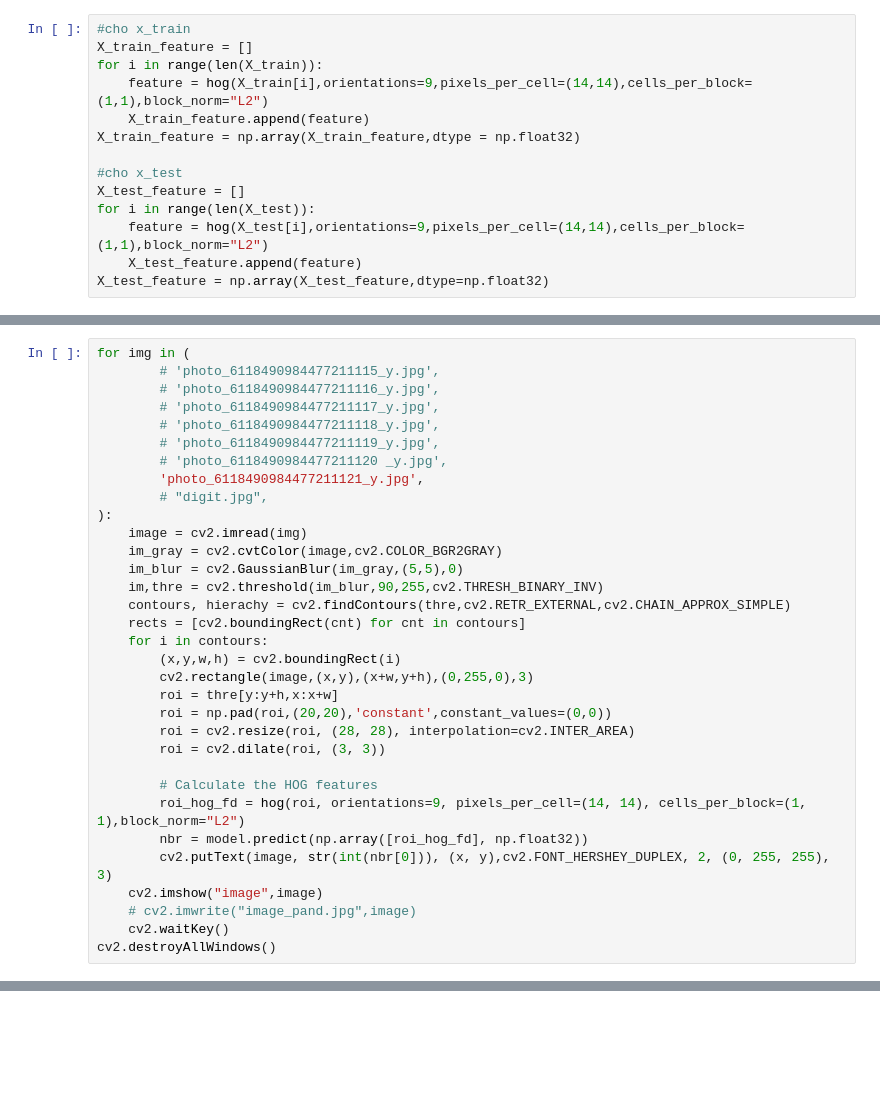
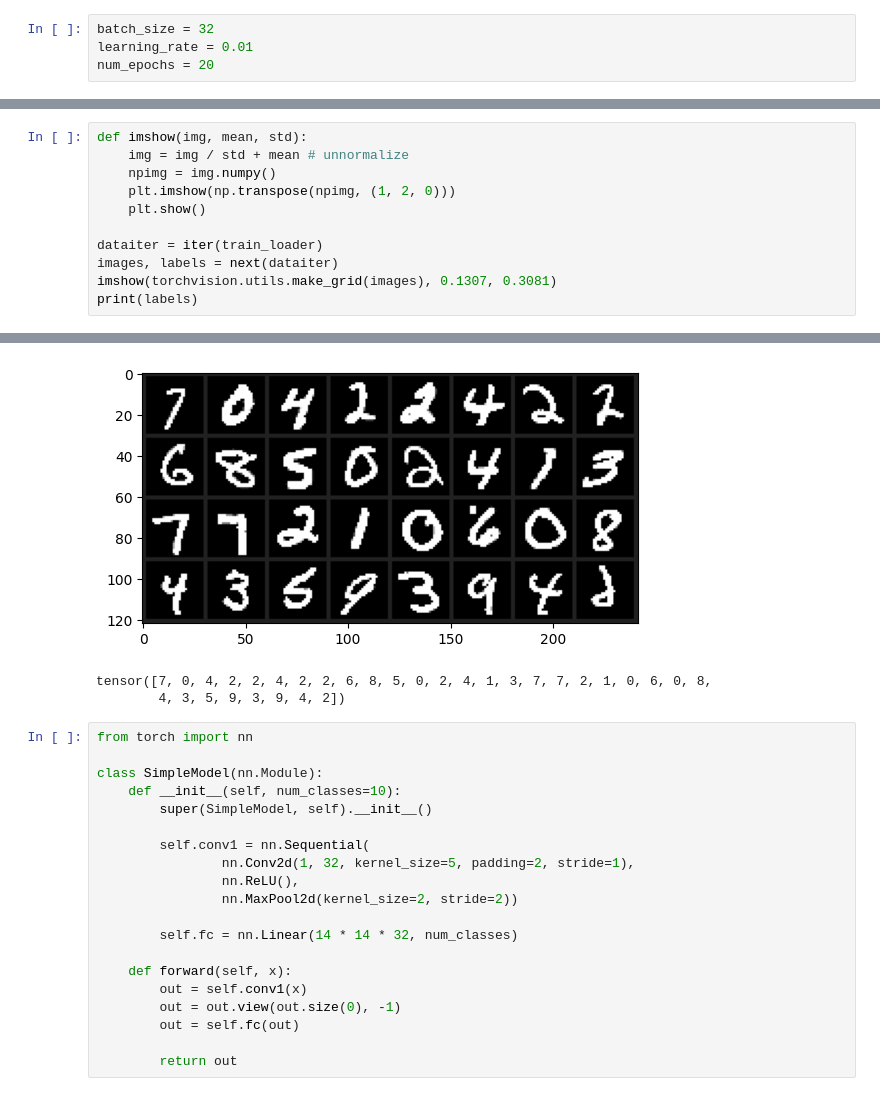
Before and after one commit to nguyenlamvu123/detect_handwritting_number, a Jupyter notebook: studyiiiiiiiiing.ipynb, the cells around one changed output, grey strips where cells are left out. Cells and saved outputs as stored; diff of their text form; blank space fills up the shorter version.

```diff
--- a/studyiiiiiiiiing.ipynb
+++ b/studyiiiiiiiiing.ipynb
@@ -14,15 +10,5 @@ To enable the following instructions: AVX2 FMA, in other operations, rebuild Ten
 # %%
-#cho x_train
-X_train_feature = []
-for i in range(len(X_train)):
-    feature = hog(X_train[i],orientations=9,pixels_per_cell=(14,14),cells_per_block=(1,1),block_norm="L2")
-    X_train_feature.append(feature)
-X_train_feature = np.array(X_train_feature,dtype = np.float32)
-
-#cho x_test
-X_test_feature = []
-for i in range(len(X_test)):
-    feature = hog(X_test[i],orientations=9,pixels_per_cell=(14,14),cells_per_block=(1,1),block_norm="L2")
-    X_test_feature.append(feature)
-X_test_feature = np.array(X_test_feature,dtype=np.float32)
+batch_size = 32
+learning_rate = 0.01
+num_epochs = 20
 # %%
@@ -35,34 +53,12 @@ print(accuracy_score(y_test,y_pre))
 # %%
-for img in (
-        # 'photo_6118490984477211115_y.jpg',
-        # 'photo_6118490984477211116_y.jpg',
-        # 'photo_6118490984477211117_y.jpg',
-        # 'photo_6118490984477211118_y.jpg',
-        # 'photo_6118490984477211119_y.jpg',
-        # 'photo_6118490984477211120 _y.jpg',
-        'photo_6118490984477211121_y.jpg',
-        # "digit.jpg",
-):
-    image = cv2.imread(img)
-    im_gray = cv2.cvtColor(image,cv2.COLOR_BGR2GRAY)
-    im_blur = cv2.GaussianBlur(im_gray,(5,5),0)
-    im,thre = cv2.threshold(im_blur,90,255,cv2.THRESH_BINARY_INV)
-    contours, hierachy = cv2.findContours(thre,cv2.RETR_EXTERNAL,cv2.CHAIN_APPROX_SIMPLE)
-    rects = [cv2.boundingRect(cnt) for cnt in contours]
-    for i in contours:
-        (x,y,w,h) = cv2.boundingRect(i)
-        cv2.rectangle(image,(x,y),(x+w,y+h),(0,255,0),3)
-        roi = thre[y:y+h,x:x+w]
-        roi = np.pad(roi,(20,20),'constant',constant_values=(0,0))
-        roi = cv2.resize(roi, (28, 28), interpolation=cv2.INTER_AREA)
-        roi = cv2.dilate(roi, (3, 3))
+def imshow(img, mean, std):
+    img = img / std + mean # unnormalize
+    npimg = img.numpy()
+    plt.imshow(np.transpose(npimg, (1, 2, 0)))
+    plt.show()
 
-        # Calculate the HOG features
-        roi_hog_fd = hog(roi, orientations=9, pixels_per_cell=(14, 14), cells_per_block=(1, 1),block_norm="L2")
-        nbr = model.predict(np.array([roi_hog_fd], np.float32))
-        cv2.putText(image, str(int(nbr[0])), (x, y),cv2.FONT_HERSHEY_DUPLEX, 2, (0, 255, 255), 3)
-    cv2.imshow("image",image)
-    # cv2.imwrite("image_pand.jpg",image)
-    cv2.waitKey()
-cv2.destroyAllWindows()
+dataiter = iter(train_loader)
+images, labels = next(dataiter)
+imshow(torchvision.utils.make_grid(images), 0.1307, 0.3081)
+print(labels)
 # %% [output]
@@ -69,0 +66,23 @@ Warning: Ignoring XDG_SESSION_TYPE=wayland on Gnome. Use QT_QPA_PLATFORM=wayland
+[figure, added]
+tensor([7, 0, 4, 2, 2, 4, 2, 2, 6, 8, 5, 0, 2, 4, 1, 3, 7, 7, 2, 1, 0, 6, 0, 8,
+        4, 3, 5, 9, 3, 9, 4, 2])
+# %%
+from torch import nn
+
+class SimpleModel(nn.Module):
+    def __init__(self, num_classes=10):
+        super(SimpleModel, self).__init__()
+
+        self.conv1 = nn.Sequential(
+                nn.Conv2d(1, 32, kernel_size=5, padding=2, stride=1),
+                nn.ReLU(),
+                nn.MaxPool2d(kernel_size=2, stride=2))
+
+        self.fc = nn.Linear(14 * 14 * 32, num_classes)
+
+    def forward(self, x):
+        out = self.conv1(x)
+        out = out.view(out.size(0), -1)
+        out = self.fc(out)
+
+        return out
```
Also changed, not shown: parts of 7 cells of this notebook, 3 other files.
